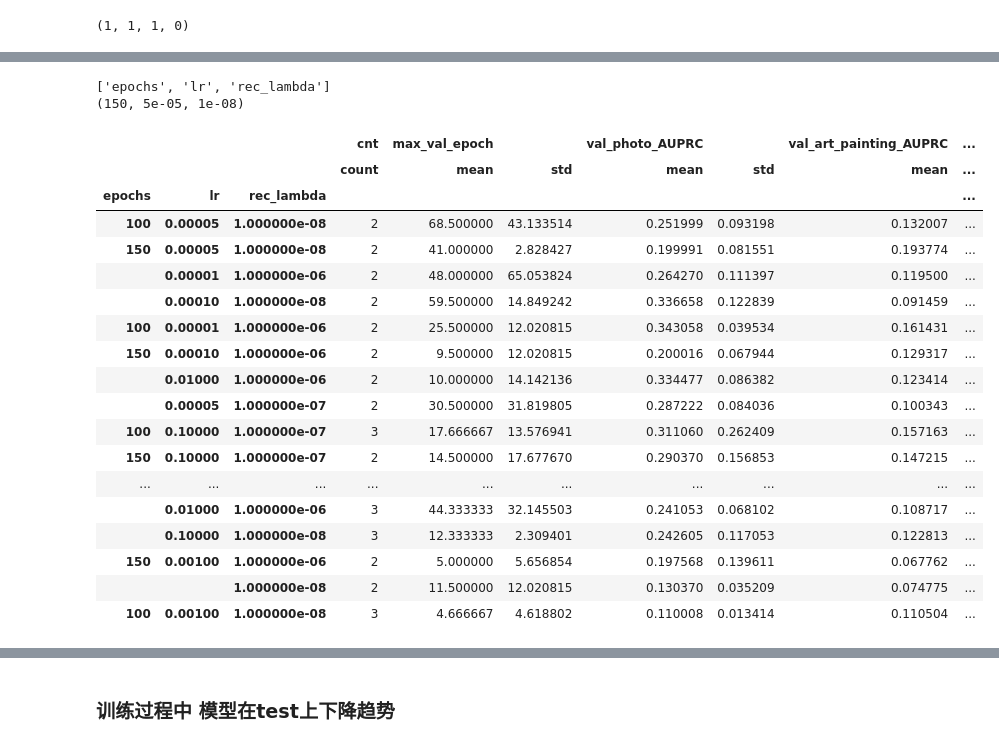
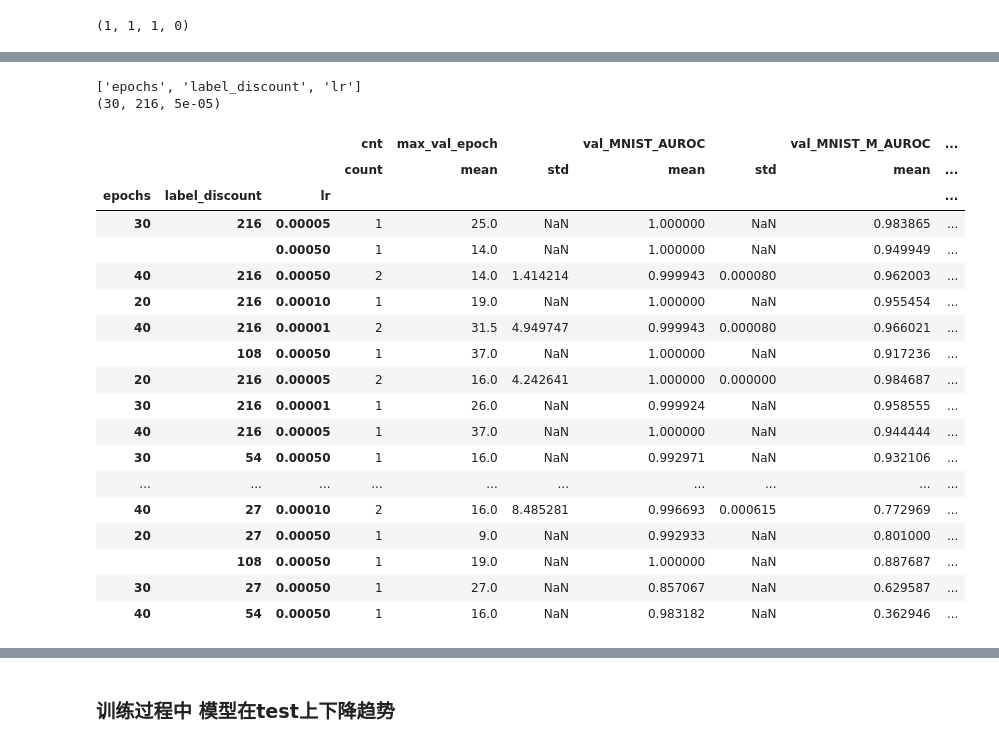
Before and after one commit to EIPsilly/deviation-network-image, a Jupyter notebook: analysis/file_folder_analysis.ipynb, the cells around one changed output, grey strips where cells are left out. Drawn from its saved outputs; the diff is of its cells as text; code cells hidden in the pictures.

Commit message:
DGAD MNIST label_cnt

```diff
--- a/analysis/file_folder_analysis.ipynb
+++ b/analysis/file_folder_analysis.ipynb
@@ -107,12 +113,19 @@ ans = []
 # para_name_list=["normal_class", "anomaly_class", "lr", "epochs", "cnt", "tau1", "tau2"]
 para_name_list=["normal_class", "anomaly_class", "lr", "epochs", "cnt",]
 # para_name_list=["normal_class", "anomaly_class", "lr", "epochs", "cnt", "reg_lambda", "BalancedBatchSampler"]
-if dir_path.__contains__("lambda"):
+if dir_path.__contains__("lambda_sensitivity"):
     para_name_list += ["reg_lambda", "NCE_lambda", "PL_lambda", "class_lambda"]
+elif dir_path.__contains__("lambda"):
+    para_name_list += ["reg_lambda", "NCE_lambda", "PL_lambda", "class_lambda"]
+    para_name_list.remove("lr")
+    para_name_list.remove("epochs")
 if dir_path.__contains__("contamination"):
     para_name_list += ["contamination_rate"]
 if dir_path.__contains__("VAE"):
     para_name_list += ["rec_lambda"]
+if dir_path.__contains__("MNIST"):
+    para_name_list += ["label_discount"]
+
 # para_name_list=["normal_class", "anomaly_class", "lr", "epochs", "cnt", "rec_lambda",]
 # para_name_list=["normal_class", "anomaly_class", "lr", "epochs", "cnt","reg_lambda"]
 # para_name_list=["normal_class", "anomaly_class", "lr", "epochs", "cnt", "tau1", "tau2", "reg_lambda", "NCE_lambda", "PL_lambda"]
@@ -162,10 +175,11 @@ ans = pd.DataFrame(ans,columns=para_name_list + ["max_val_epoch"] +\
 
 ans["normal_class"] = ans["normal_class"].astype(str)
 ans["anomaly_class"] = ans["anomaly_class"].astype(str)
-ans["AUROC_mean"] = ans[["art_painting_AUROC","cartoon_AUROC","photo_AUROC","sketch_AUROC"]].mean(axis = 1)
-ans["AUPRC_mean"] = ans[["art_painting_AUPRC","cartoon_AUPRC","photo_AUPRC","sketch_AUPRC"]].mean(axis = 1)
-ans["val_AUROC_mean"] = ans[["val_art_painting_AUROC","val_cartoon_AUROC","val_photo_AUROC","val_sketch_AUROC"]].mean(axis = 1)
-ans["val_AUPRC_mean"] = ans[["val_art_painting_AUPRC","val_cartoon_AUPRC","val_photo_AUPRC","val_sketch_AUPRC"]].mean(axis = 1)
+
+ans["AUROC_mean"] = ans[[f"{item}_AUROC" for item in domain_list]].mean(axis = 1)
+ans["AUPRC_mean"] = ans[[f"{item}_AUPRC" for item in domain_list]].mean(axis = 1)
+ans["val_AUROC_mean"] = ans[[f"val_{item}_AUROC" for item in domain_list]].mean(axis = 1)
+ans["val_AUPRC_mean"] = ans[[f"val_{item}_AUPRC" for item in domain_list]].mean(axis = 1)
 ans["normal_class"] = ans["normal_class"].apply(lambda x :re.sub("\[|\]|,", "", x))
 ans["anomaly_class"] = ans["anomaly_class"].apply(lambda x :re.sub("\[|\]|,", "", x))
 ans.head(5)
@@ -229,7 +243,7 @@ if metric == "AUPRC":
 else:
     columns_to_drop = ans.filter(like='AUPRC').columns.to_list()
     columns_to_drop.remove("val_AUPRC_mean")
-columns_to_drop = columns_to_drop + [f"photo_{metric}",f"art_painting_{metric}",f"cartoon_{metric}",f"sketch_{metric}",f"{metric}_mean"]
+columns_to_drop = columns_to_drop + [f"{item}_{metric}" for item in domain_list] + [f"{metric}_mean"]
 ans = ans.drop(columns=columns_to_drop)
 columns_to_drop
 # %% [output]
@@ -341,54 +355,55 @@ columns_to_drop
 # remain_para
 # %%
 agg_method = {"cnt":["count"],
-              "max_val_epoch":["mean", "std"],
-              f"val_photo_{metric}":["mean", "std"],
-              f"val_art_painting_{metric}":["mean", "std"],
-              f"val_cartoon_{metric}":["mean", "std"],
-              f"val_sketch_{metric}":["mean", "std"],
-              f"val_{metric}_mean":["mean", "std"],
-              f"val_AUROC_mean":["mean", "std"],
-              f"val_AUPRC_mean":["mean", "std"],
-              }
+              "max_val_epoch":["mean", "std"],}
+
+for item in domain_list:
+    agg_method[f"val_{item}_{metric}"] = ["mean", "std"]
+
+agg_method[f"val_AUPRC_mean"] = ["mean", "std"]
+agg_method[f"val_AUROC_mean"] = ["mean", "std"]
 
 pd.set_option("display.max_columns",None)
 pd.set_option("display.max_rows",None)
 group_key = list(set(para_name_list) - set(["normal_class", "anomaly_class", "cnt"]))
 
 if dir_path.__contains__("contamination"):
     contamination_rate = 0.04
     selected_records = ans[ans["contamination_rate"] == contamination_rate].drop(["normal_class", "anomaly_class"],axis=1)
     group_key = list(set(group_key) - set(["contamination_rate"]))
 else:
     normal_class = '0'
     selected_records = ans[ans["normal_class"] == normal_class].drop(["normal_class", "anomaly_class"],axis=1)
 # group_key = ["pre_lr", "pre_epochs", "lr", "epochs"]
 group_key
 group_key.sort()
 print(group_key)
-selected_records_anslysis = selected_records.groupby(group_key).agg(agg_method).sort_values(by=(f"val_{metric}_mean", "mean"), ascending=False)
+if dir_path.__contains__("lambda"):
+    selected_records_anslysis = selected_records.groupby(group_key).agg(agg_method)
+else:
+    selected_records_anslysis = selected_records.groupby(group_key).agg(agg_method).sort_values(by=(f"val_{metric}_mean", "mean"), ascending=False)
 selected_para = selected_records_anslysis.index[0]
 print(selected_para)
 selected_records_anslysis
 # %% [output]
-['epochs', 'lr', 'rec_lambda']
-(150, 5e-05, 1e-08)
+['epochs', 'label_discount', 'lr']
+(30, 216, 5e-05)
-|  |  |  | cnt | max_val_epoch |  | val_photo_AUPRC |  | val_art_painting_AUPRC | ... |
+|  |  |  | cnt | max_val_epoch |  | val_MNIST_AUROC |  | val_MNIST_M_AUROC | ... |
 |  |  |  | count | mean | std | mean | std | mean | ... |
-| epochs | lr | rec_lambda |  |  |  |  |  |  | ... |
-| 100 | 0.00005 | 1.000000e-08 | 2 | 68.500000 | 43.133514 | 0.251999 | 0.093198 | 0.132007 | ... |
-| 150 | 0.00005 | 1.000000e-08 | 2 | 41.000000 | 2.828427 | 0.199991 | 0.081551 | 0.193774 | ... |
-|  | 0.00001 | 1.000000e-06 | 2 | 48.000000 | 65.053824 | 0.264270 | 0.111397 | 0.119500 | ... |
-|  | 0.00010 | 1.000000e-08 | 2 | 59.500000 | 14.849242 | 0.336658 | 0.122839 | 0.091459 | ... |
-| 100 | 0.00001 | 1.000000e-06 | 2 | 25.500000 | 12.020815 | 0.343058 | 0.039534 | 0.161431 | ... |
-| 150 | 0.00010 | 1.000000e-06 | 2 | 9.500000 | 12.020815 | 0.200016 | 0.067944 | 0.129317 | ... |
-|  | 0.01000 | 1.000000e-06 | 2 | 10.000000 | 14.142136 | 0.334477 | 0.086382 | 0.123414 | ... |
-|  | 0.00005 | 1.000000e-07 | 2 | 30.500000 | 31.819805 | 0.287222 | 0.084036 | 0.100343 | ... |
-| 100 | 0.10000 | 1.000000e-07 | 3 | 17.666667 | 13.576941 | 0.311060 | 0.262409 | 0.157163 | ... |
-| 150 | 0.10000 | 1.000000e-07 | 2 | 14.500000 | 17.677670 | 0.290370 | 0.156853 | 0.147215 | ... |
+| epochs | label_discount | lr |  |  |  |  |  |  | ... |
+| 30 | 216 | 0.00005 | 1 | 25.0 | NaN | 1.000000 | NaN | 0.983865 | ... |
+|  |  | 0.00050 | 1 | 14.0 | NaN | 1.000000 | NaN | 0.949949 | ... |
+| 40 | 216 | 0.00050 | 2 | 14.0 | 1.414214 | 0.999943 | 0.000080 | 0.962003 | ... |
+| 20 | 216 | 0.00010 | 1 | 19.0 | NaN | 1.000000 | NaN | 0.955454 | ... |
+| 40 | 216 | 0.00001 | 2 | 31.5 | 4.949747 | 0.999943 | 0.000080 | 0.966021 | ... |
+|  | 108 | 0.00050 | 1 | 37.0 | NaN | 1.000000 | NaN | 0.917236 | ... |
+| 20 | 216 | 0.00005 | 2 | 16.0 | 4.242641 | 1.000000 | 0.000000 | 0.984687 | ... |
+| 30 | 216 | 0.00001 | 1 | 26.0 | NaN | 0.999924 | NaN | 0.958555 | ... |
+| 40 | 216 | 0.00005 | 1 | 37.0 | NaN | 1.000000 | NaN | 0.944444 | ... |
+| 30 | 54 | 0.00050 | 1 | 16.0 | NaN | 0.992971 | NaN | 0.932106 | ... |
 | ... | ... | ... | ... | ... | ... | ... | ... | ... | ... |
-|  | 0.01000 | 1.000000e-06 | 3 | 44.333333 | 32.145503 | 0.241053 | 0.068102 | 0.108717 | ... |
-|  | 0.10000 | 1.000000e-08 | 3 | 12.333333 | 2.309401 | 0.242605 | 0.117053 | 0.122813 | ... |
-| 150 | 0.00100 | 1.000000e-06 | 2 | 5.000000 | 5.656854 | 0.197568 | 0.139611 | 0.067762 | ... |
-|  |  | 1.000000e-08 | 2 | 11.500000 | 12.020815 | 0.130370 | 0.035209 | 0.074775 | ... |
-| 100 | 0.00100 | 1.000000e-08 | 3 | 4.666667 | 4.618802 | 0.110008 | 0.013414 | 0.110504 | ... |
+| 40 | 27 | 0.00010 | 2 | 16.0 | 8.485281 | 0.996693 | 0.000615 | 0.772969 | ... |
+| 20 | 27 | 0.00050 | 1 | 9.0 | NaN | 0.992933 | NaN | 0.801000 | ... |
+|  | 108 | 0.00050 | 1 | 19.0 | NaN | 1.000000 | NaN | 0.887687 | ... |
+| 30 | 27 | 0.00050 | 1 | 27.0 | NaN | 0.857067 | NaN | 0.629587 | ... |
+| 40 | 54 | 0.00050 | 1 | 16.0 | NaN | 0.983182 | NaN | 0.362946 | ... |
```
Also changed, not shown: parts of 20 cells of this notebook, 23 other files.
